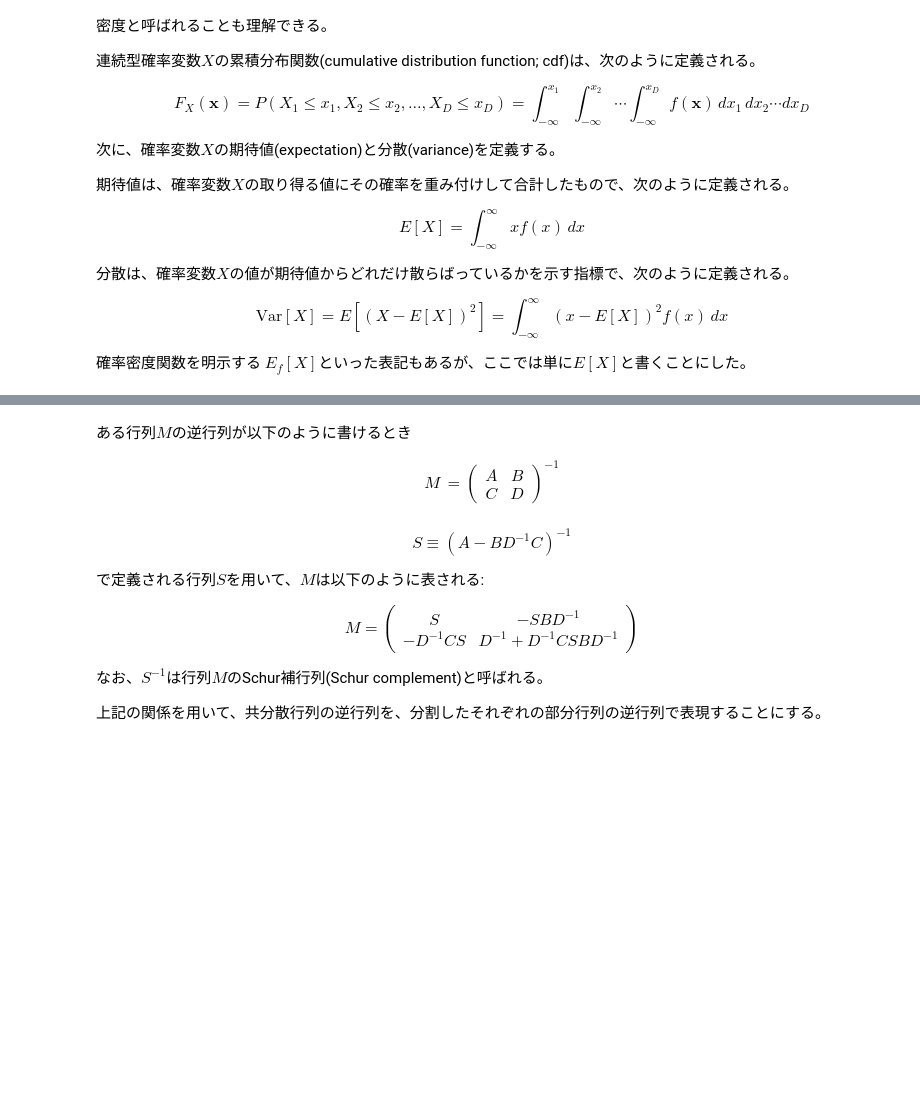
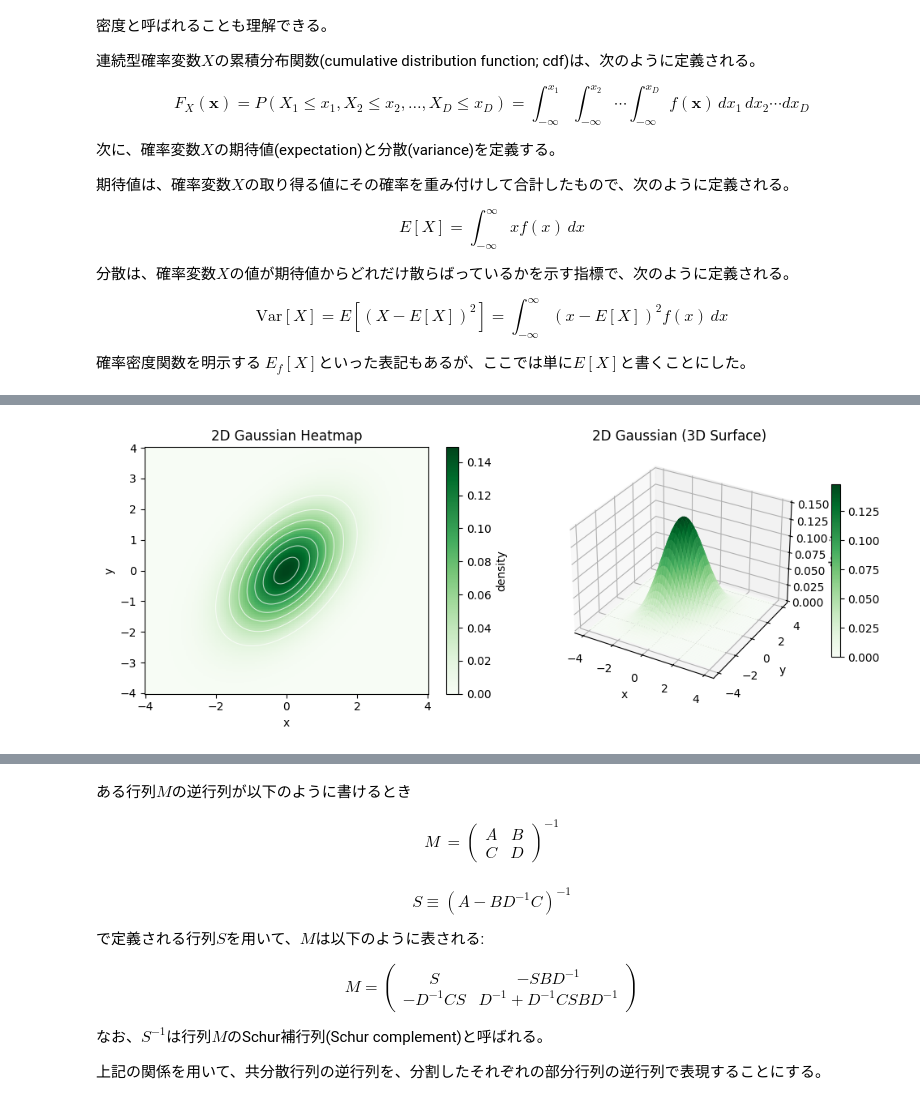
Before and after one commit to SotaYoshida/AIML1, a Jupyter notebook: _sources/notebooks/Chapter_math_probabilitydistributions.ipynb, the cells around one changed output, grey strips where cells are left out. Cells and saved outputs as stored; diff of their text form; code cells hidden in the pictures; blank space fills up the shorter version.

```diff
--- a/_sources/notebooks/Chapter_math_probabilitydistributions.ipynb
+++ b/_sources/notebooks/Chapter_math_probabilitydistributions.ipynb
@@ -257,0 +246,47 @@ $$
+# %%
+# 2次元正規分布の可視化（左: ヒートマップ、右: 3Dサーフェス）
+# パラメータ設定
+
+mu = np.array([0.0, 0.0])
+Sigma = np.array([[1.0, 0.6],
+                  [0.6, 1.5]])
+
+# グリッド作成
+x = np.linspace(-4, 4, 200)
+y = np.linspace(-4, 4, 200)
+X, Y = np.meshgrid(x, y)
+pos = np.dstack((X, Y))
+
+# 2次元ガウス分布の密度
+Sigma_inv = np.linalg.inv(Sigma)
+Sigma_det = np.linalg.det(Sigma)
+norm = 1.0 / (2 * np.pi * np.sqrt(Sigma_det))
+
+diff = pos - mu
+Z = norm * np.exp(-0.5 * np.einsum('...i,ij,...j->...', diff, Sigma_inv, diff))
+
+# 横並びで描画
+fig = plt.figure(figsize=(10, 4))
+
+# ヒートマップ
+ax1 = fig.add_subplot(1, 2, 1)
+hm = ax1.pcolormesh(X, Y, Z, shading='auto', cmap='Greens')
+ax1.contour(X, Y, Z, colors='white', linewidths=0.8, alpha=0.7)
+ax1.set_title('2D Gaussian Heatmap')
+ax1.set_xlabel('x')
+ax1.set_ylabel('y')
+fig.colorbar(hm, ax=ax1, label='density')
+
+# 3Dサーフェス
+ax2 = fig.add_subplot(1, 2, 2, projection='3d')
+surf = ax2.plot_surface(X, Y, Z, cmap='Greens', linewidth=0, antialiased=True)
+ax2.set_title('2D Gaussian (3D Surface)')
+ax2.set_xlabel('x')
+ax2.set_ylabel('y')
+ax2.set_zlabel('density')
+fig.colorbar(surf, ax=ax2, shrink=0.7, pad=0.08)
+
+plt.tight_layout()
+plt.show()
+# %% [output]
+[figure, added]
```
Also changed, not shown: parts of 2 cells of this notebook, 9 other files.
